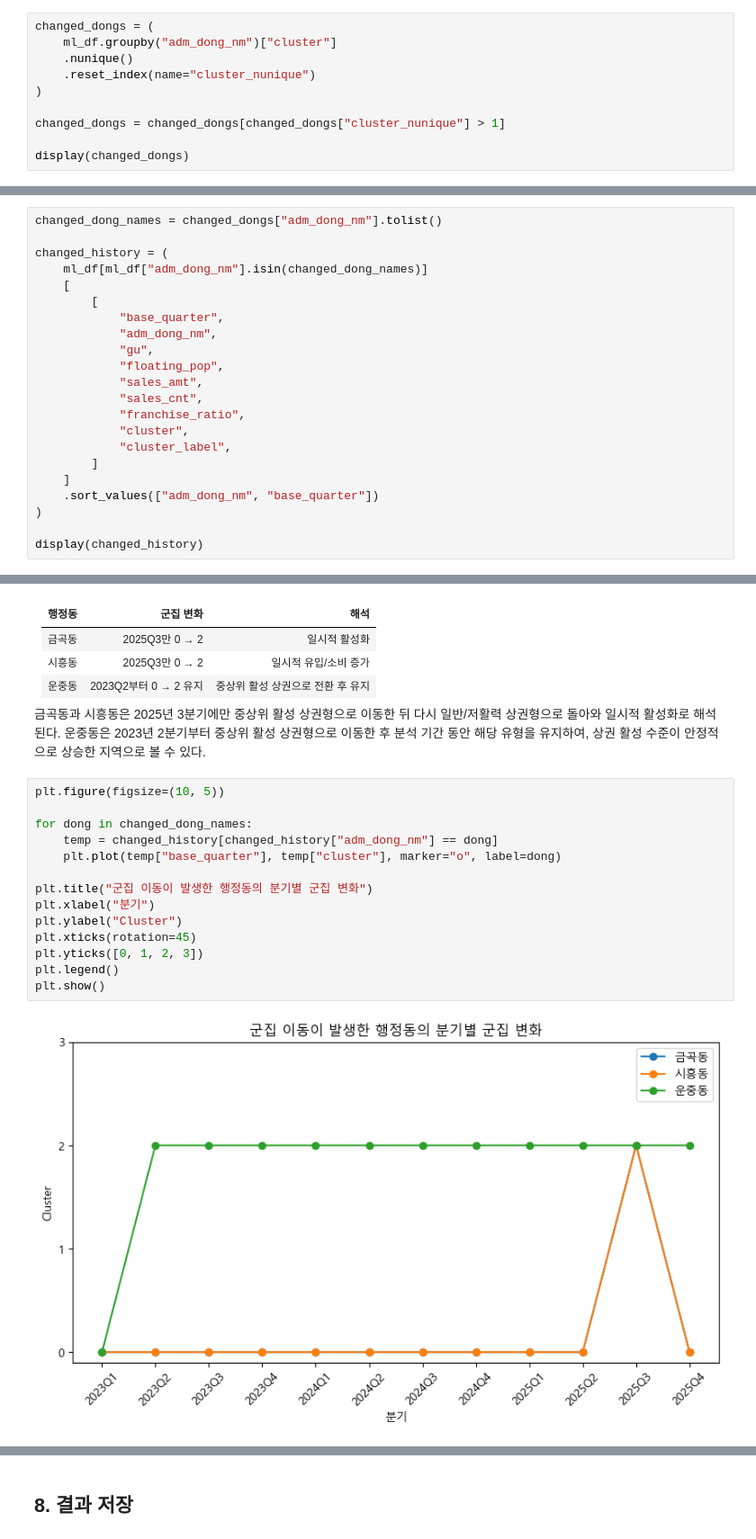
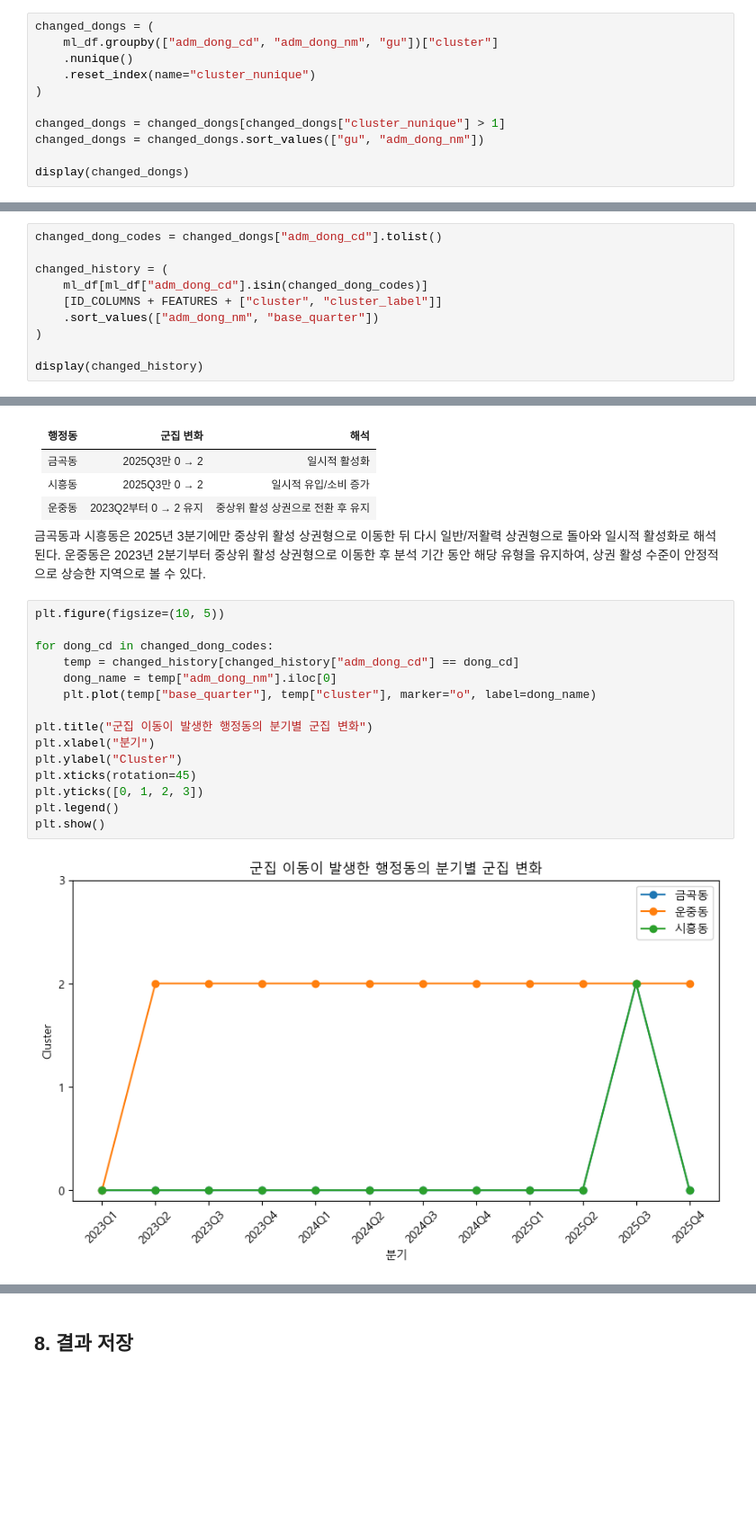
Before and after one commit to bulsajo1/final_project, a Jupyter notebook: Jiryun/ml.ipynb, the cells around one changed output, grey strips where cells are left out. Shown at 90% size. Cells and saved outputs as stored; diff of their text form; blank space fills up the shorter version.

```diff
--- a/Jiryun/ml.ipynb
+++ b/Jiryun/ml.ipynb
@@ -329,12 +460,13 @@ display(dong_cluster)
 ## 7. 군집 이동 행정동 확인
 # %%
 changed_dongs = (
-    ml_df.groupby("adm_dong_nm")["cluster"]
+    ml_df.groupby(["adm_dong_cd", "adm_dong_nm", "gu"])["cluster"]
     .nunique()
     .reset_index(name="cluster_nunique")
 )
 
 changed_dongs = changed_dongs[changed_dongs["cluster_nunique"] > 1]
+changed_dongs = changed_dongs.sort_values(["gu", "adm_dong_nm"])
 
 display(changed_dongs)
 # %% [output]
@@ -345,21 +477,9 @@ display(changed_dongs)
 # %%
-changed_dong_names = changed_dongs["adm_dong_nm"].tolist()
+changed_dong_codes = changed_dongs["adm_dong_cd"].tolist()
 
 changed_history = (
-    ml_df[ml_df["adm_dong_nm"].isin(changed_dong_names)]
-    [
-        [
-            "base_quarter",
-            "adm_dong_nm",
-            "gu",
-            "floating_pop",
-            "sales_amt",
-            "sales_cnt",
-            "franchise_ratio",
-            "cluster",
-            "cluster_label",
-        ]
-    ]
+    ml_df[ml_df["adm_dong_cd"].isin(changed_dong_codes)]
+    [ID_COLUMNS + FEATURES + ["cluster", "cluster_label"]]
     .sort_values(["adm_dong_nm", "base_quarter"])
 )
 
@@ -393,16 +513,17 @@ display(changed_history)
 # %%
 plt.figure(figsize=(10, 5))
 
-for dong in changed_dong_names:
-    temp = changed_history[changed_history["adm_dong_nm"] == dong]
-    plt.plot(temp["base_quarter"], temp["cluster"], marker="o", label=dong)
+for dong_cd in changed_dong_codes:
+    temp = changed_history[changed_history["adm_dong_cd"] == dong_cd]
+    dong_name = temp["adm_dong_nm"].iloc[0]
+    plt.plot(temp["base_quarter"], temp["cluster"], marker="o", label=dong_name)
 
 plt.title("군집 이동이 발생한 행정동의 분기별 군집 변화")
 plt.xlabel("분기")
 plt.ylabel("Cluster")
 plt.xticks(rotation=45)
 plt.yticks([0, 1, 2, 3])
 plt.legend()
 plt.show()
 # %% [output]
-[figure, old version]
+[figure, new version]
```
Also changed, not shown: parts of 125 cells of this notebook.
